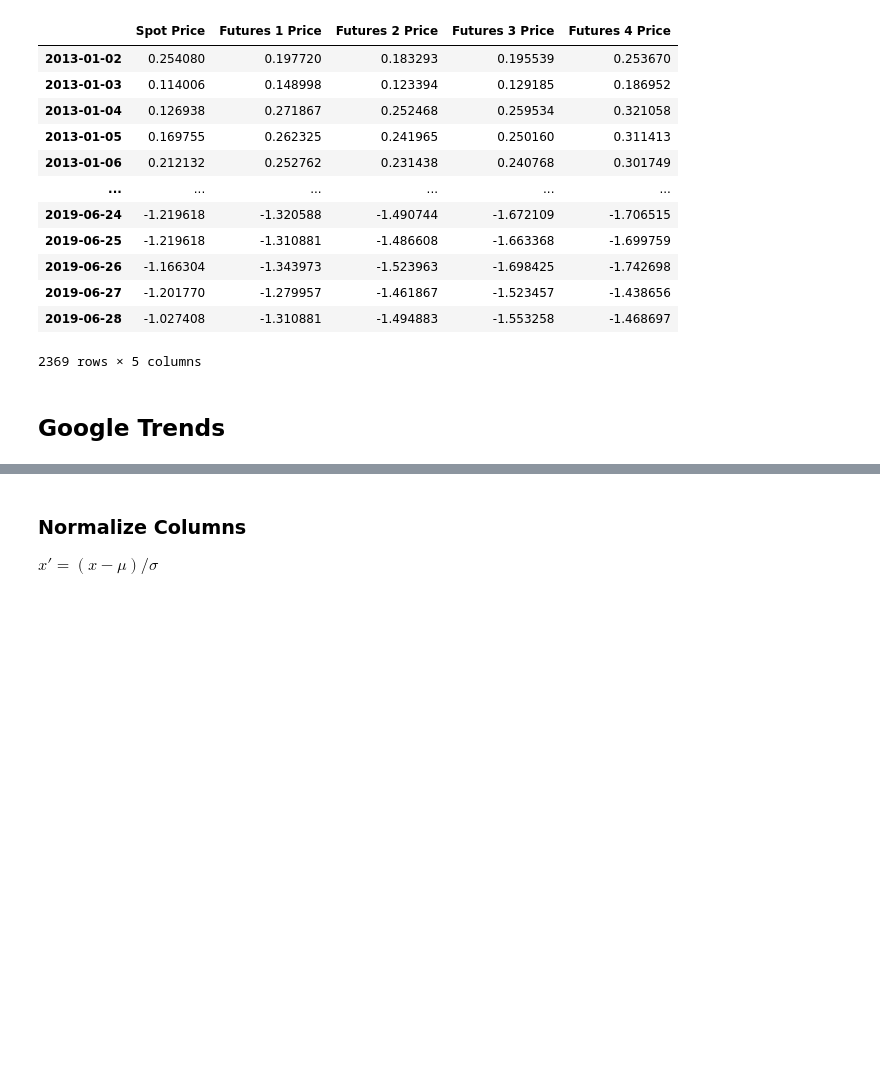
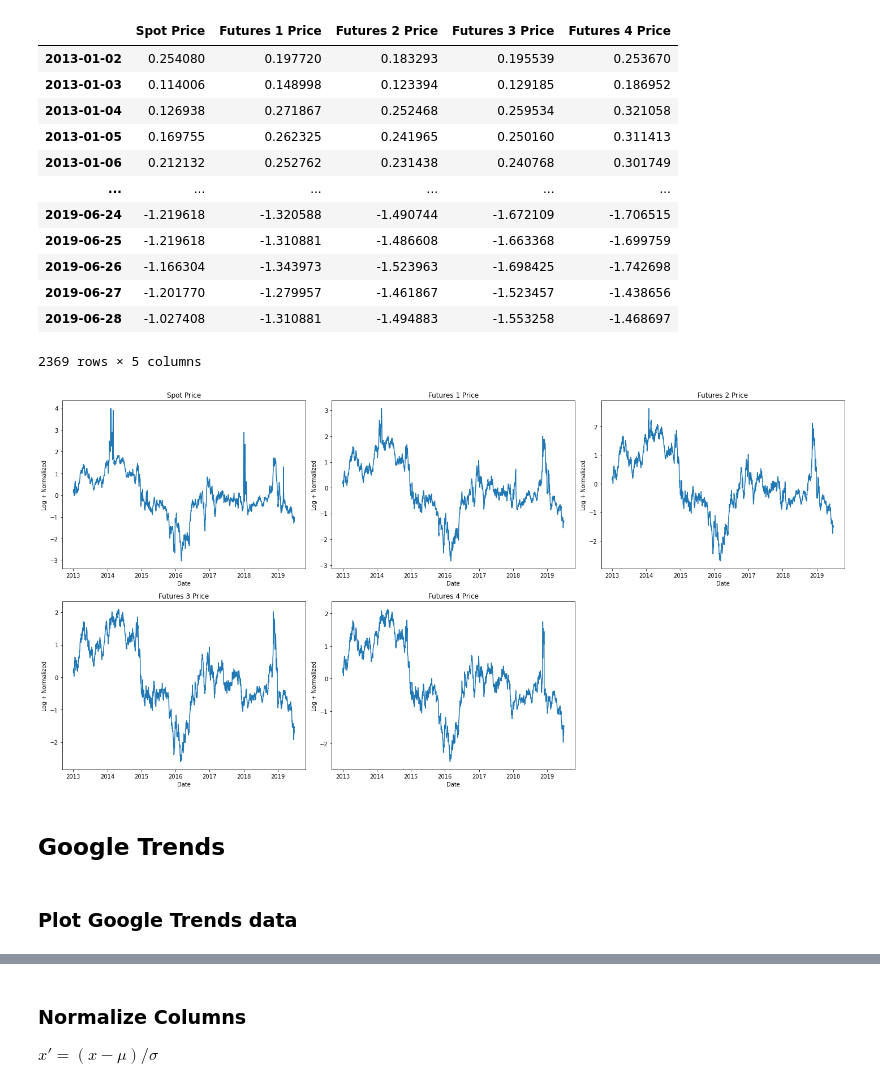
Before and after one commit to qstickmurph/cs4263-project, a Jupyter notebook: code/CS4263-Project.ipynb, the cells around one changed output, grey strips where cells are left out. Cells and saved outputs as stored; diff of their text form; code cells hidden in the pictures; blank space fills up the shorter version.

Commit message:
Added normalized data plots

```diff
--- a/code/CS4263-Project.ipynb
+++ b/code/CS4263-Project.ipynb
@@ -302,5 +356,11 @@ nymex_df_normalized
 | 2019-06-27 | -1.201770 | -1.279957 | -1.461867 | -1.523457 | -1.438656 |
 | 2019-06-28 | -1.027408 | -1.310881 | -1.494883 | -1.553258 | -1.468697 |
 2369 rows × 5 columns
+# %%
+plot(nymex_df_normalized,units="Log + Normalized Cost", seperate=True, density=1, file="images/nymex_data_normalized.png")
+# %% [output]
+[figure, added]
 # %% [markdown]
 ## Google Trends
+# %% [markdown]
+### Plot Google Trends data
```
Also changed, not shown: parts of 20 cells of this notebook, 2 other files.
